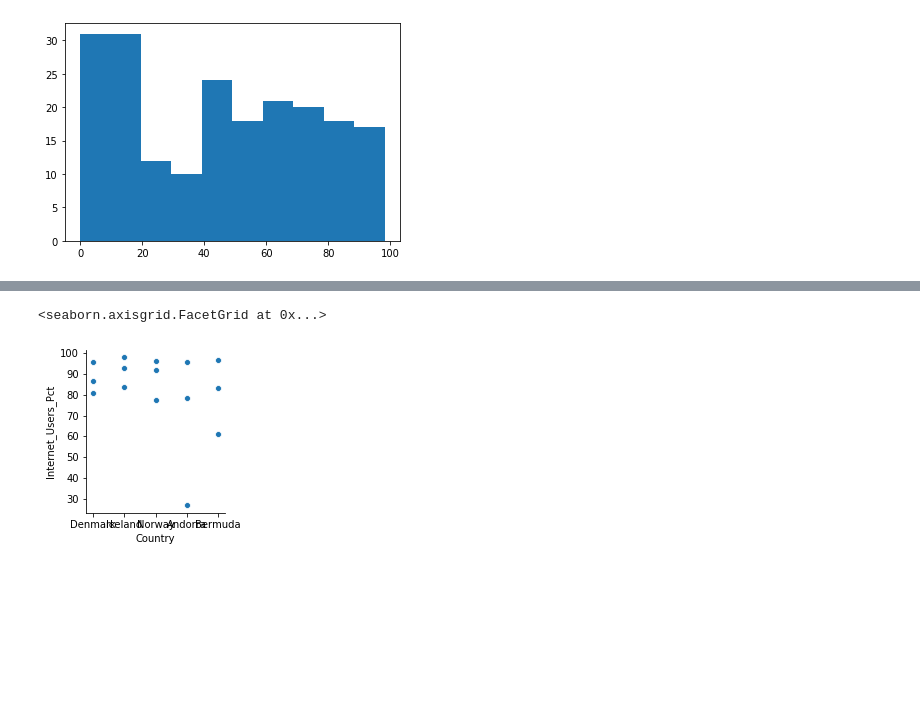
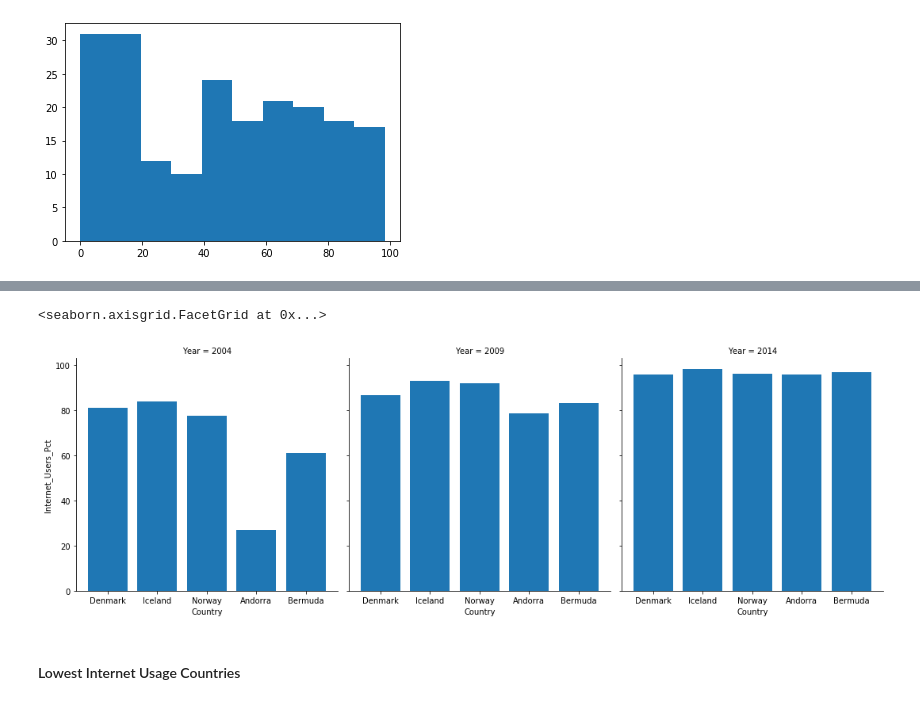
Before and after one commit to richietownsend/gdp-and-internet-usage-richietownsend, a Jupyter notebook: gdp_and_internet_usage.ipynb, the cells around one changed output, grey strips where cells are left out. Cells and saved outputs as stored; diff of their text form; code cells hidden in the pictures; blank space fills up the shorter version.

```diff
--- a/gdp_and_internet_usage.ipynb
+++ b/gdp_and_internet_usage.ipynb
@@ -152,6 +152,8 @@ gdp_and_internet_use
 # %%
 # df_2014 = df_2014.astype({"Internet_Users_Pct": float})
 gdp_and_internet_use = gdp_and_internet_use.astype({'Internet_Users_Pct' : float})
+# %%
+gdp_and_internet_use = gdp_and_internet_use.astype({'Year' : int})
 # %%
 gdp_and_internet_use.dtypes
 # %% [output]
@@ -163,9 +165,9 @@ dtype: object
 # %% [markdown]
 #### Create 3 New DataFrame for 2004, 2009, 2014
 # %%
-gdp_and_internet_use_2004= gdp_and_internet_use[gdp_and_internet_use.Year == '2004']
-gdp_and_internet_use_2009 = gdp_and_internet_use[gdp_and_internet_use.Year == '2009']
-gdp_and_internet_use_2014 = gdp_and_internet_use[gdp_and_internet_use.Year == '2014']
+gdp_and_internet_use_2004= gdp_and_internet_use[gdp_and_internet_use.Year == 2004]
+gdp_and_internet_use_2009 = gdp_and_internet_use[gdp_and_internet_use.Year == 2009]
+gdp_and_internet_use_2014 = gdp_and_internet_use[gdp_and_internet_use.Year == 2014]
 # %% [markdown]
 #### Question 18:
 # %%
@@ -273,4 +283,7 @@ plt.hist(gdp_and_internet_use_2014.Internet_Users_Pct)
 # %%
-gdp_and_internet_use_2014.sort_values("Internet_Users_Pct", ascending=False).head(5)
+internet_top_5 = gdp_and_internet_use_2014.sort_values("Internet_Users_Pct", ascending=False).head(5)
+i_top_countries = internet_top_5["Country"]
+top_5_internet = gdp_and_internet_use[gdp_and_internet_use.Country.isin(i_top_countries)]
+top_5_internet
 # %% [output]
 |  | Country | Year | GDP_Per_Capita | Internet_Users_Pct |
@@ -282,4 +304,0 @@ gdp_and_internet_use_2014.sort_values("Internet_Users_Pct", ascending=False).hea
-# %%
-# top_5_countries = ['Iceland', 'Norway', 'Denmark', 'Luxembourg', 'Netherlands']
-top_5_internet = gdp_and_internet_use[gdp_and_internet_use.Country.isin(['Iceland', 'Bermuda', 'Norway', 'Denmark', 'Andorra'])]
-top_5_internet
@@ -303,6 +305,8 @@ top_5_internet
 # %%
-g = sns.FacetGrid(top_5_internet)
-g.map(sns.scatterplot, 'Country', 'Internet_Users_Pct')
+g = sns.FacetGrid(top_5_internet, col='Year', height=5)
+g.map(plt.bar, 'Country', 'Internet_Users_Pct')
 # %% [output]
 <seaborn.axisgrid.FacetGrid at 0x...>
-[figure, old version]
+[figure, new version]
+# %% [markdown]
+#### Lowest Internet Usage Countries
```
Also changed, not shown: parts of 16 cells of this notebook.
